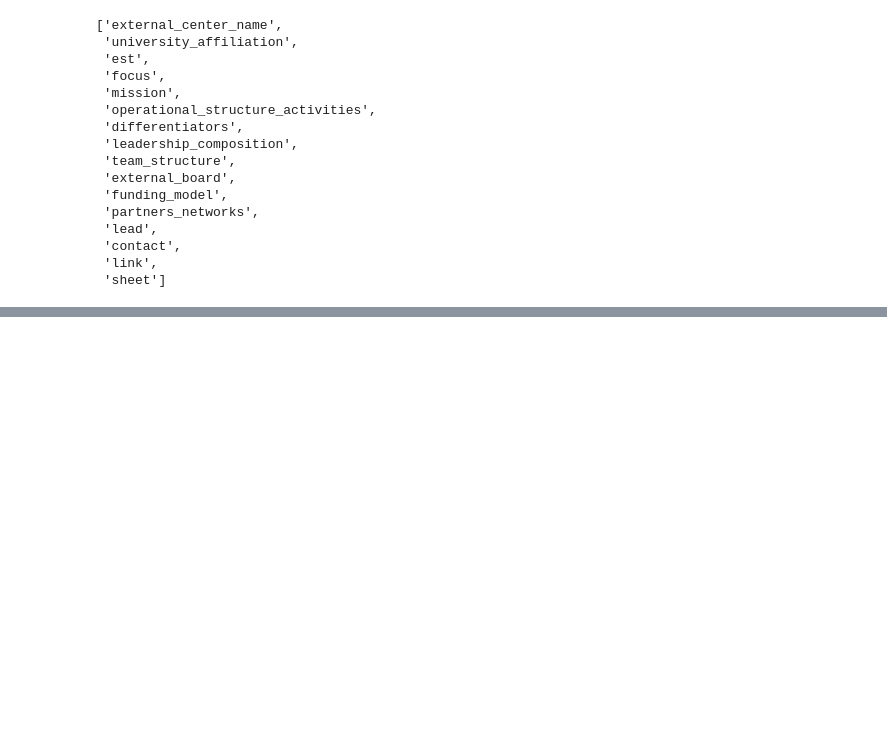
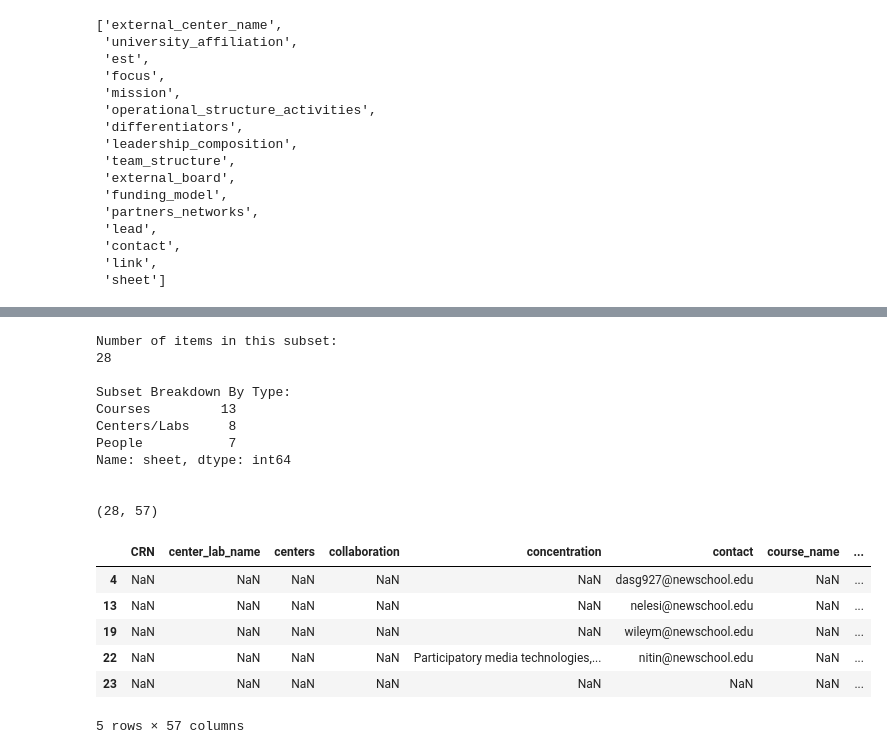
Before and after one commit to 3milychu/csmi-data, a Jupyter notebook: data/Data Structure.ipynb, the cells around one changed output, grey strips where cells are left out. Drawn from its saved outputs; the diff is of its cells as text; code cells hidden in the pictures; blank space fills up the shorter version.

```diff
--- a/data/Data Structure.ipynb
+++ b/data/Data Structure.ipynb
@@ -248,0 +312,30 @@ list(df6)
+# %%
+#Movements and Innovation
+
+subset1 = df.loc[(df['tag4'] == 1.0) & (df['tag5'] == 1.0) ]
+print("Number of items in this subset: ")
+print(len(subset1))
+print("\nSubset Breakdown By Type:")
+print(subset1['sheet'].value_counts())
+print("\n")
+print(subset1.shape)
+subset1.head()
+# %% [output]
+Number of items in this subset:
+28
+
+Subset Breakdown By Type:
+Courses         13
+Centers/Labs     8
+People           7
+Name: sheet, dtype: int64
+
+
+(28, 57)
+|  | CRN | center_lab_name | centers | collaboration | concentration | contact | course_name | ... |
+| 4 | NaN | NaN | NaN | NaN | NaN | dasg927@newschool.edu | NaN | ... |
+| 13 | NaN | NaN | NaN | NaN | NaN | nelesi@newschool.edu | NaN | ... |
+| 19 | NaN | NaN | NaN | NaN | NaN | wileym@newschool.edu | NaN | ... |
+| 22 | NaN | NaN | NaN | NaN | Participatory media technologies,... | nitin@newschool.edu | NaN | ... |
+| 23 | NaN | NaN | NaN | NaN | NaN | NaN | NaN | ... |
+5 rows × 57 columns
```
Also changed, not shown: parts of 23 cells of this notebook, 22 other files.
